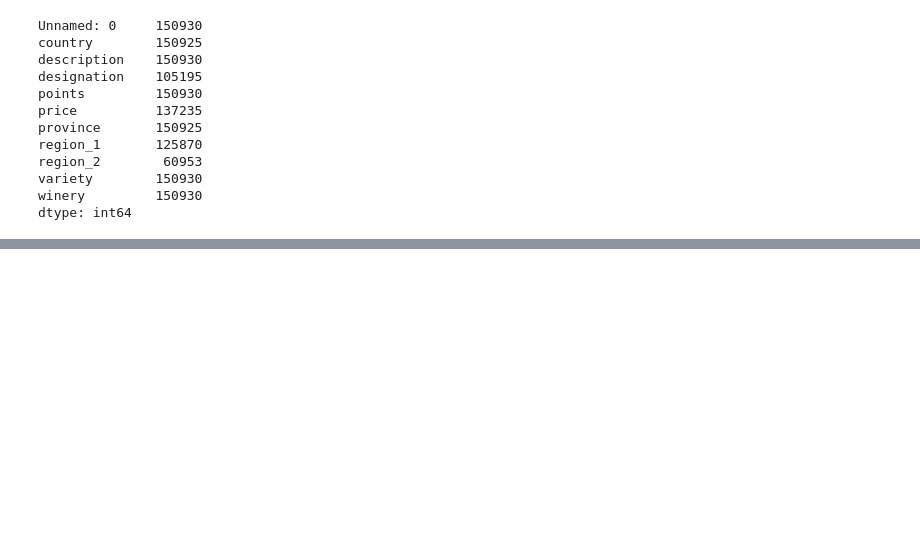
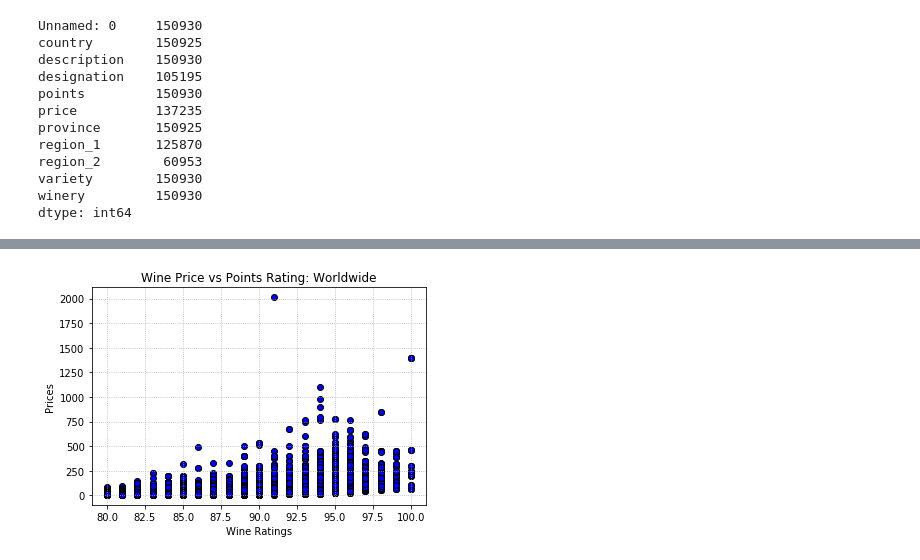
Before and after one commit to kurtheld/Project1_group1, a Jupyter notebook: wine_Kurt.ipynb, the cells around one changed output, grey strips where cells are left out. Drawn from its saved outputs; the diff is of its cells as text; code cells hidden in the pictures; blank space fills up the shorter version.

```diff
--- a/wine_Kurt.ipynb
+++ b/wine_Kurt.ipynb
@@ -85,0 +111,10 @@ plt.scatter(Wine_PPP_df["points"],Wine_PPP_df["price"], marker="+")
+# %%
+plt.scatter(wine3_df["points"],wine3_df["price"],Facecolors="blue", edgecolors="black")
+ # Create a title, x label, and y label for our chart
+plt.title("Wine Price vs Points Rating: Worldwide")
+plt.xlabel("Wine Ratings")
+plt.ylabel("Prices")
+plt.grid(linestyle="dotted")
+plt.savefig("Price_Rating.png",dpi=200)
+# %% [output]
+[figure, added]
```
Also changed, not shown: parts of 28 cells of this notebook, 6 other files.
